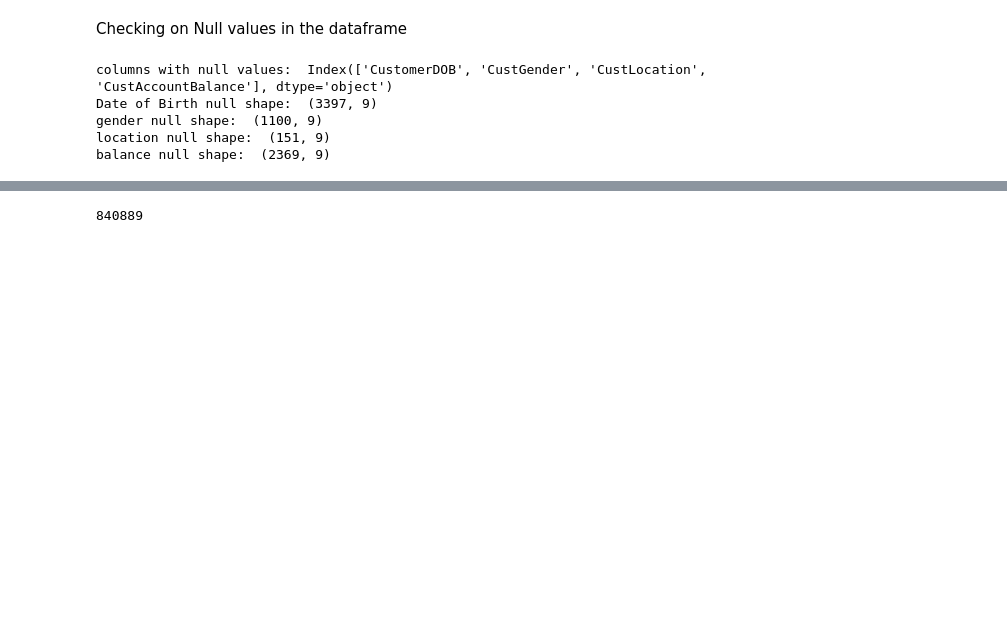
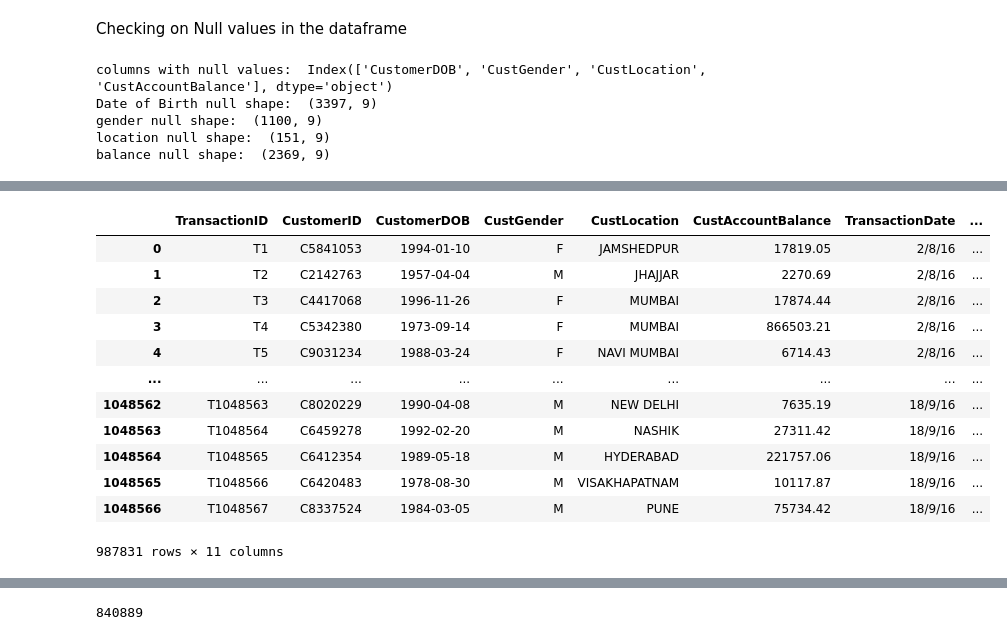
Before and after one commit to Azriy-Nazariee/DSAss, a Jupyter notebook: new_dataset/TT3L_Group8.ipynb, the cells around one changed output, grey strips where cells are left out. Drawn from its saved outputs; the diff is of its cells as text; code cells hidden in the pictures; blank space fills up the shorter version.

```diff
--- a/new_dataset/TT3L_Group8.ipynb
+++ b/new_dataset/TT3L_Group8.ipynb
@@ -141,0 +123,17 @@ Name: count, dtype: int64
+# %%
+df_cleaned['age'] = df_cleaned.apply(lambda row: calculate_age(row['CustomerDOB'], row['TransactionDateTime']), axis=1)
+df_cleaned
+# %% [output]
+|  | TransactionID | CustomerID | CustomerDOB | CustGender | CustLocation | CustAccountBalance | TransactionDate | ... |
+| 0 | T1 | C5841053 | 1994-01-10 | F | JAMSHEDPUR | 17819.05 | 2/8/16 | ... |
+| 1 | T2 | C2142763 | 1957-04-04 | M | JHAJJAR | 2270.69 | 2/8/16 | ... |
+| 2 | T3 | C4417068 | 1996-11-26 | F | MUMBAI | 17874.44 | 2/8/16 | ... |
+| 3 | T4 | C5342380 | 1973-09-14 | F | MUMBAI | 866503.21 | 2/8/16 | ... |
+| 4 | T5 | C9031234 | 1988-03-24 | F | NAVI MUMBAI | 6714.43 | 2/8/16 | ... |
+| ... | ... | ... | ... | ... | ... | ... | ... | ... |
+| 1048562 | T1048563 | C8020229 | 1990-04-08 | M | NEW DELHI | 7635.19 | 18/9/16 | ... |
+| 1048563 | T1048564 | C6459278 | 1992-02-20 | M | NASHIK | 27311.42 | 18/9/16 | ... |
+| 1048564 | T1048565 | C6412354 | 1989-05-18 | M | HYDERABAD | 221757.06 | 18/9/16 | ... |
+| 1048565 | T1048566 | C6420483 | 1978-08-30 | M | VISAKHAPATNAM | 10117.87 | 18/9/16 | ... |
+| 1048566 | T1048567 | C8337524 | 1984-03-05 | M | PUNE | 75734.42 | 18/9/16 | ... |
+987831 rows × 11 columns
```
Also changed, not shown: parts of 19 cells of this notebook.
